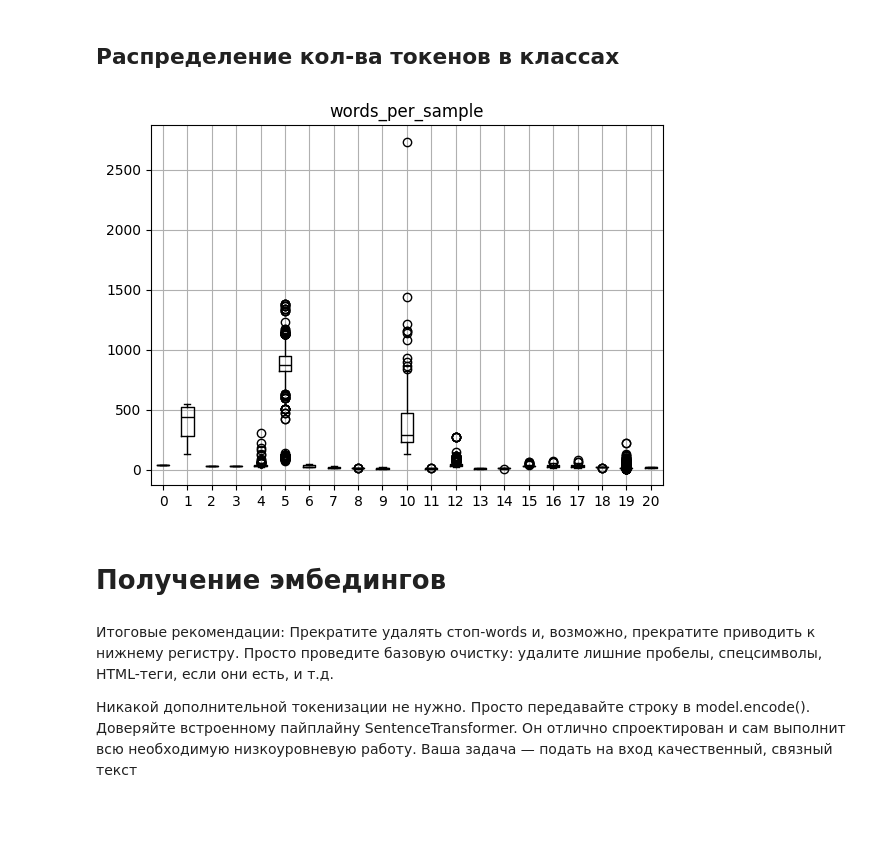
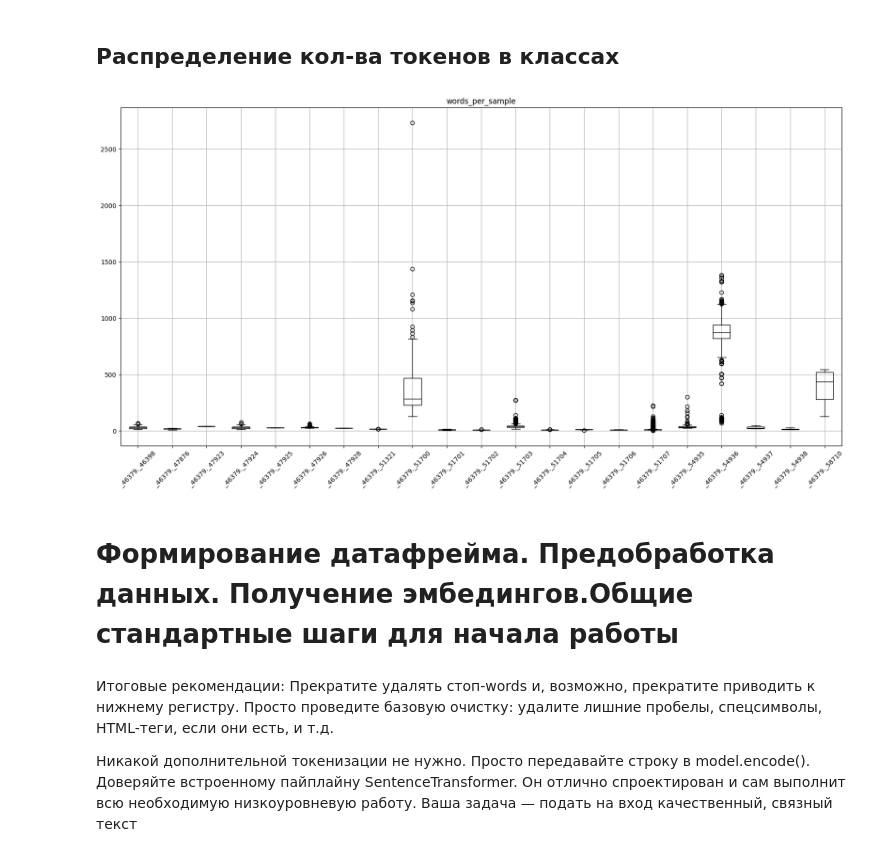
Before and after one commit to FuseII/dam_system, a Jupyter notebook: classification.ipynb, the cells around one changed output. Saved outputs shown, nothing was run; the diff lists cells and outputs as text; code cells hidden in the pictures; blank space fills up the shorter version.

```diff
--- a/classification.ipynb
+++ b/classification.ipynb
@@ -44,6 +44,7 @@ final_df = df.copy()
 # %%
 final_df['full_table_name'] = final_df['schema_name'] + '.' + final_df['table_name']
-final_df['class_name'] =  final_df['tags'].apply(lambda x: '/'.join(x))
-final_df['class_id'] = pd.factorize(final_df['class_name'])[0]
+# final_df['class_name'] =  final_df['tags'].apply(lambda x: '/'.join(x))
+final_df['class_id'] = pd.factorize(final_df['full_table_name'])[0] # для Multiclass классификации на основе имени таблицы
+# также сделать дял multilable classification. Если нет тегов, то брать имя таблицы
 final_df
 # %% [output]
@@ -95,15 +96,15 @@ Name: count, dtype: int64
 # %%
 # кол-во слов в каждом классе
 final_df["words_per_sample"] = final_df["text"].str.split().apply(len)
-final_df.boxplot("words_per_sample", by="class_id", grid=True,
-showfliers=True, color="black")
+final_df.boxplot("words_per_sample", by="full_table_name", grid=True,
+showfliers=True, color="black", figsize=(20, 10), rot=45)
 plt.suptitle("")
 plt.xlabel("")
 plt.show()
 # %% [output]
-[figure, old version]
+[figure, new version]
 # %% [markdown]
-# Получение эмбедингов
+# Формирование датафрейма. Предобработка данных. Получение эмбедингов.Общие стандартные шаги для начала работы
 # %% [markdown]
 Итоговые рекомендации:
 Прекратите удалять стоп-words и, возможно, прекратите приводить к нижнему регистру. Просто проведите базовую очистку: удалите лишние пробелы, спецсимволы, HTML-теги, если они есть, и т.д.
```
Also changed, not shown: parts of 18 cells of this notebook.
